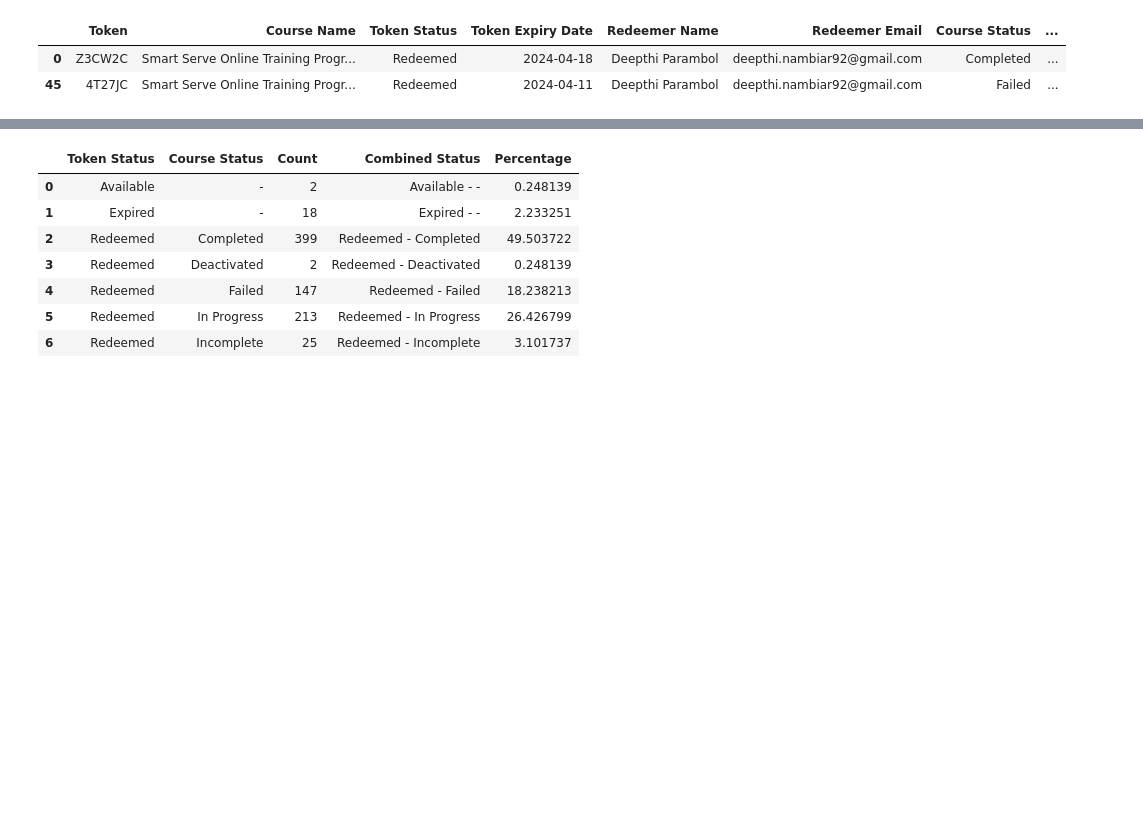
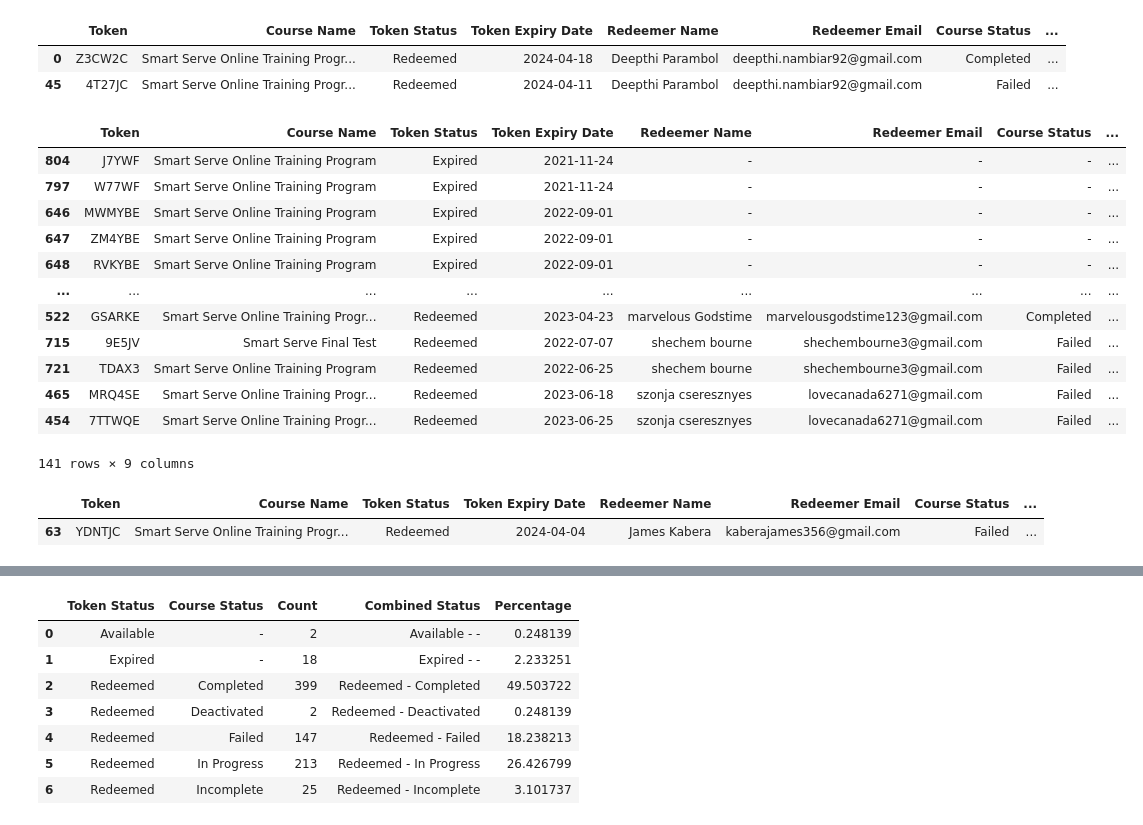
Before and after one commit to guevarch/Beautifuldata, a Jupyter notebook: analysis.ipynb, the cells around one changed output, grey strips where cells are left out. Saved outputs shown, nothing was run; the diff lists cells and outputs as text; code cells hidden in the pictures; blank space fills up the shorter version.

```diff
--- a/analysis.ipynb
+++ b/analysis.ipynb
@@ -67,6 +101,32 @@ check
 |  | Token | Course Name | Token Status | Token Expiry Date | Redeemer Name | Redeemer Email | Course Status | ... |
 | 0 | Z3CW2C | Smart Serve Online Training Progr... | Redeemed | 2024-04-18 | Deepthi Parambol | deepthi.nambiar92@gmail.com | Completed | ... |
 | 45 | 4T27JC | Smart Serve Online Training Progr... | Redeemed | 2024-04-11 | Deepthi Parambol | deepthi.nambiar92@gmail.com | Failed | ... |
+# %%
+## check 2
+duplicate_names = df[df.duplicated(subset='Redeemer Name', keep=False)]
+df_sorted = duplicate_names.sort_values(by='Redeemer Name')
+df_sorted
+# %% [output]
+|  | Token | Course Name | Token Status | Token Expiry Date | Redeemer Name | Redeemer Email | Course Status | ... |
+| 804 | J7YWF | Smart Serve Online Training Program | Expired | 2021-11-24 | - | - | - | ... |
+| 797 | W77WF | Smart Serve Online Training Program | Expired | 2021-11-24 | - | - | - | ... |
+| 646 | MWMYBE | Smart Serve Online Training Program | Expired | 2022-09-01 | - | - | - | ... |
+| 647 | ZM4YBE | Smart Serve Online Training Program | Expired | 2022-09-01 | - | - | - | ... |
+| 648 | RVKYBE | Smart Serve Online Training Program | Expired | 2022-09-01 | - | - | - | ... |
+| ... | ... | ... | ... | ... | ... | ... | ... | ... |
+| 522 | GSARKE | Smart Serve Online Training Progr... | Redeemed | 2023-04-23 | marvelous Godstime | marvelousgodstime123@gmail.com | Completed | ... |
+| 715 | 9E5JV | Smart Serve Final Test | Redeemed | 2022-07-07 | shechem bourne | shechembourne3@gmail.com | Failed | ... |
+| 721 | TDAX3 | Smart Serve Online Training Program | Redeemed | 2022-06-25 | shechem bourne | shechembourne3@gmail.com | Failed | ... |
+| 465 | MRQ4SE | Smart Serve Online Training Progr... | Redeemed | 2023-06-18 | szonja cseresznyes | lovecanada6271@gmail.com | Failed | ... |
+| 454 | 7TTWQE | Smart Serve Online Training Progr... | Redeemed | 2023-06-25 | szonja cseresznyes | lovecanada6271@gmail.com | Failed | ... |
+141 rows × 9 columns
+# %%
+## check 3
+result = df[df['Redeemer Name'] == 'James Kabera']
+result
+# %% [output]
+|  | Token | Course Name | Token Status | Token Expiry Date | Redeemer Name | Redeemer Email | Course Status | ... |
+| 63 | YDNTJC | Smart Serve Online Training Progr... | Redeemed | 2024-04-04 | James Kabera | kaberajames356@gmail.com | Failed | ... |
 # %%
 # ATT 1
 At1 = df[df['attempts'] == 1]
```
Also changed, not shown: parts of 8 cells of this notebook.
